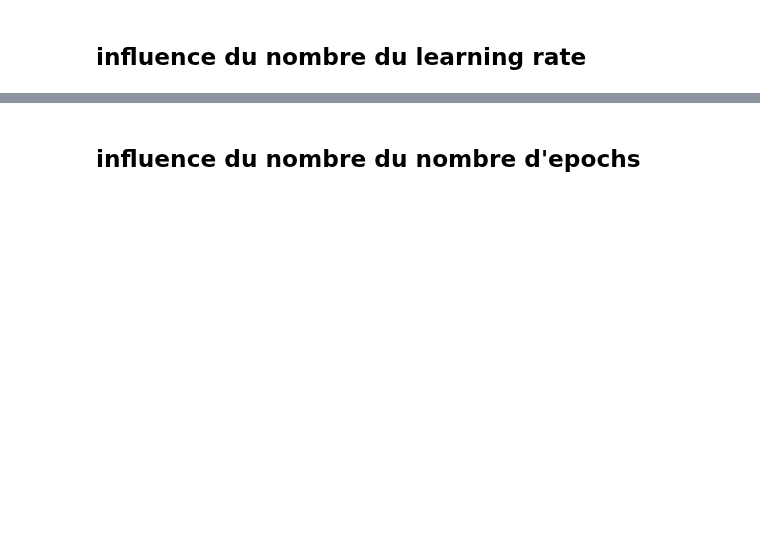
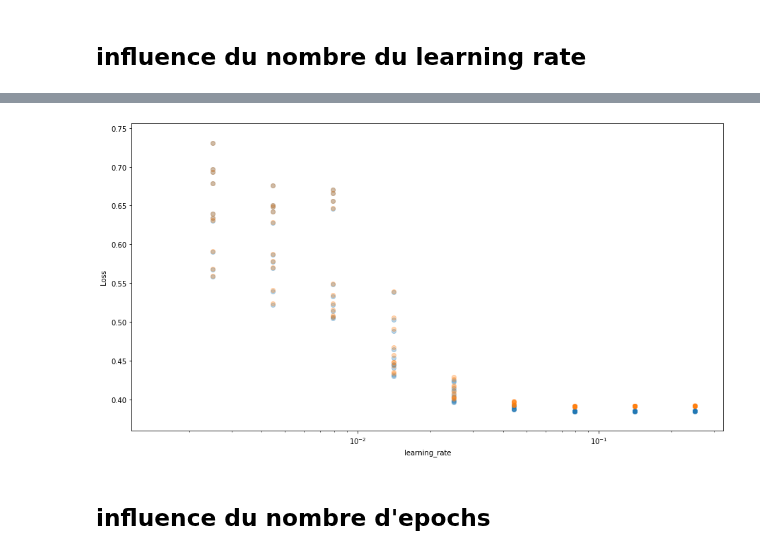
Before and after one commit to jennafradin/MSc-Internship, a Jupyter notebook: Notebooks/W05/39_theory-torch-fit-optimize.ipynb, the cells around one changed output, grey strips where cells are left out. Cells and saved outputs as stored; diff of their text form; code cells hidden in the pictures; blank space fills up the shorter version.

```diff
--- a/Notebooks/W05/39_theory-torch-fit-optimize.ipynb
+++ b/Notebooks/W05/39_theory-torch-fit-optimize.ipynb
@@ -192,7 +192,7 @@ for learning_rate_ in learning_rates:
         KL = criterion(outputs, torch.Tensor(p[:, None])).item()
         if i_CV==0:
             print(f"learning_rate: {learning_rate_:.5f}, Loss: {loss:.5f}, KL: {KL:.5f}")
-        learning_rates_.append(learning_rates_)
+        learning_rates_.append(learning_rate_)
         KLs.append(KL)
         losses.append(loss)
 # %% [output]
@@ -214,13 +208,16 @@ learning_rate: 0.50000, Loss: 0.38485, KL: 0.39206
 # %%
 fig, ax = plt.subplots(figsize = (15, 8))
 ax.scatter(learning_rates_, losses, alpha=3/N_cv, label='loss')
 ax.scatter(learning_rates_, KLs, alpha=3/N_cv, label='KL')
 
 ax.set_xlabel('learning_rate')
 ax.set_ylabel(' Loss ')
 ax.set_xscale('log')
+ax.legend(loc='best');
+# %% [output]
+[figure, added]
 # %% [markdown]
-## influence du nombre du nombre d'epochs
+## influence du nombre d'epochs
 # %%
 num_epochss = num_epochs * np.logspace(-1, 1, N_scan, base=10)
 num_epochss_, losses, KLs = [], [], []
```
Also changed, not shown: parts of 14 cells of this notebook.
